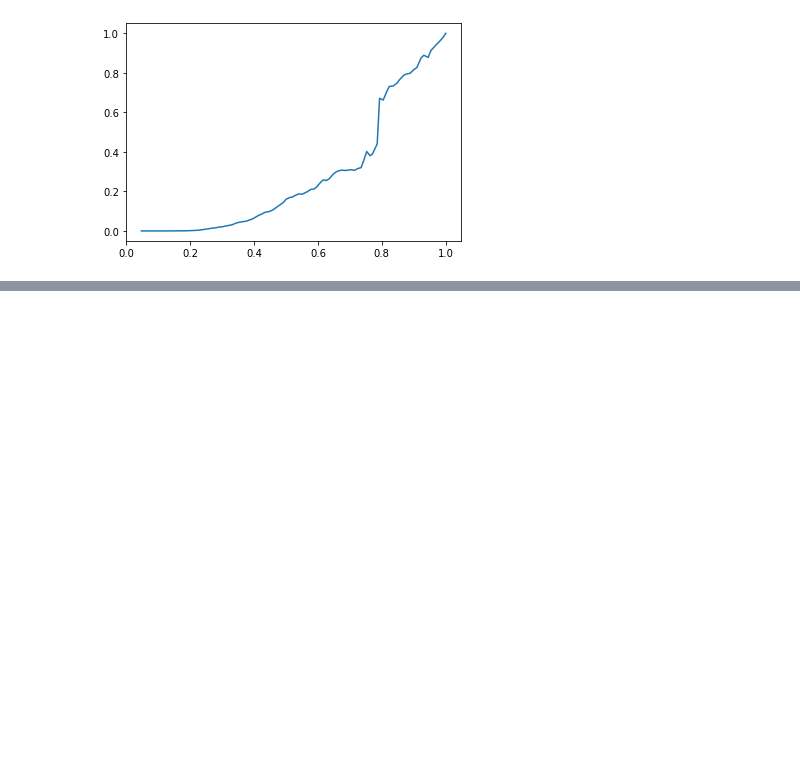
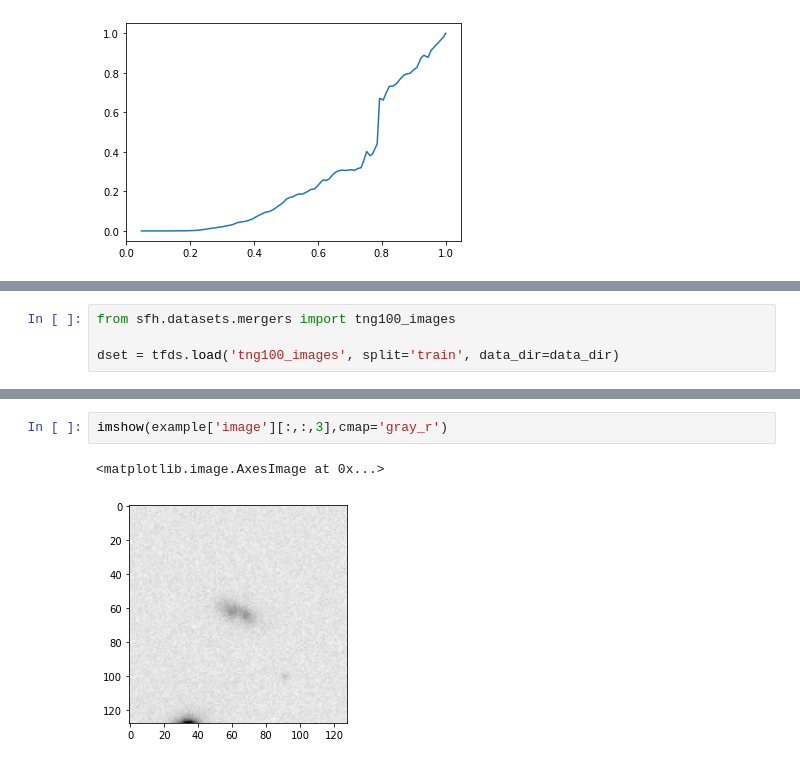
Before and after one commit to EiffL/sfh-inference-hackathon, a Jupyter notebook: notebooks/data_access_demo.ipynb, the cells around one changed output, grey strips where cells are left out. Cells and saved outputs as stored; diff of their text form; blank space fills up the shorter version.

```diff
--- a/notebooks/data_access_demo.ipynb
+++ b/notebooks/data_access_demo.ipynb
@@ -46,0 +78,4 @@ plot(example['time'], example['Mstar'])
+# %%
+from sfh.datasets.mergers import tng100_images
+
+dset = tfds.load('tng100_images', split='train', data_dir=data_dir)
@@ -46,0 +87,5 @@ plot(example['time'], example['Mstar'])
+# %%
+imshow(example['image'][:,:,3],cmap='gray_r')
+# %% [output]
+<matplotlib.image.AxesImage at 0x...>
+[figure, added]
```
Also changed, not shown: parts of 9 cells of this notebook.
